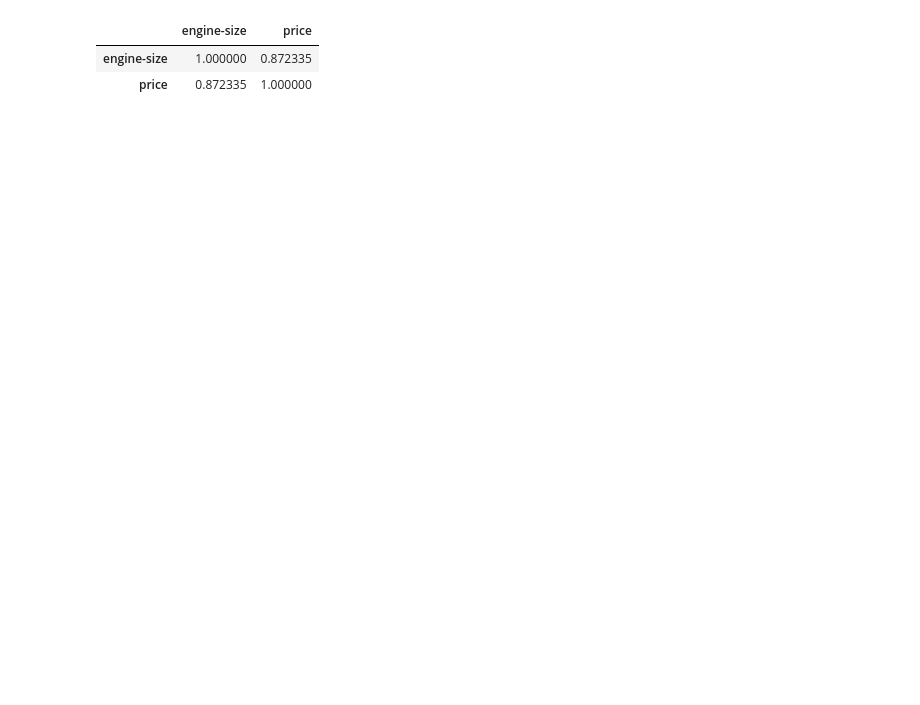
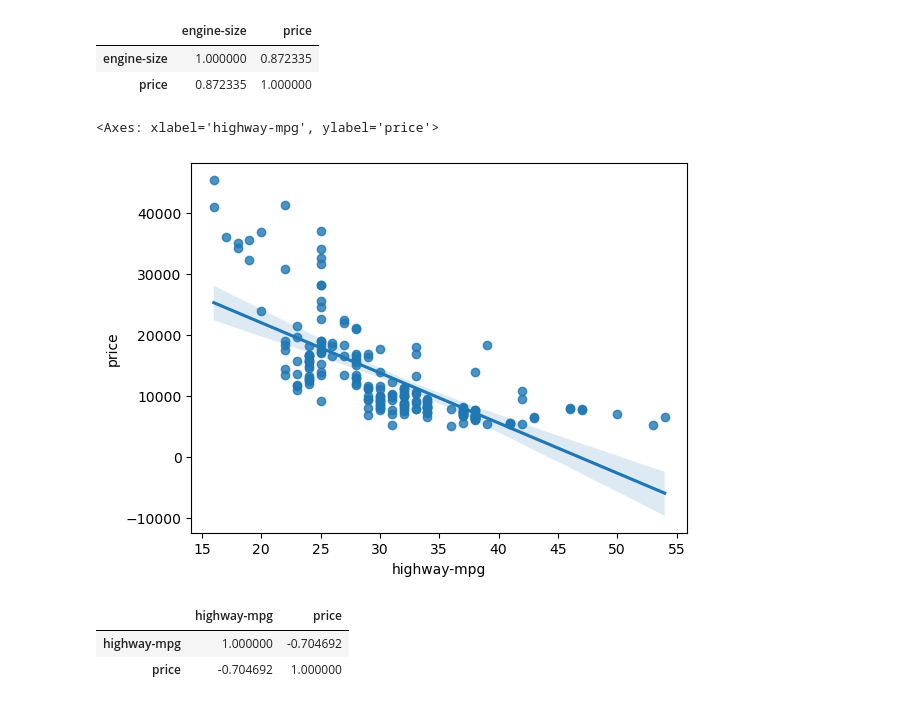
Before and after one commit to oktavianuu/data-analysis, a Jupyter notebook: EDA/exploratory-data-analysis.ipynb, the cells around one changed output. Cells and saved outputs as stored; diff of their text form; code cells hidden in the pictures; blank space fills up the shorter version.

```diff
--- a/EDA/exploratory-data-analysis.ipynb
+++ b/EDA/exploratory-data-analysis.ipynb
@@ -95,3 +95,15 @@ df[["engine-size", "price"]].corr()
 |  | engine-size | price |
 | engine-size | 1.000000 | 0.872335 |
 | price | 0.872335 | 1.000000 |
+# %%
+sns.regplot(x="highway-mpg", y="price", data=df)
+# plt.ylim(0,)
+# %% [output]
+<Axes: xlabel='highway-mpg', ylabel='price'>
+[figure, added]
+# %%
+df[["highway-mpg", "price"]].corr()
+# %% [output]
+|  | highway-mpg | price |
+| highway-mpg | 1.000000 | -0.704692 |
+| price | -0.704692 | 1.000000 |
```
Also changed, not shown: parts of 9 cells of this notebook.
